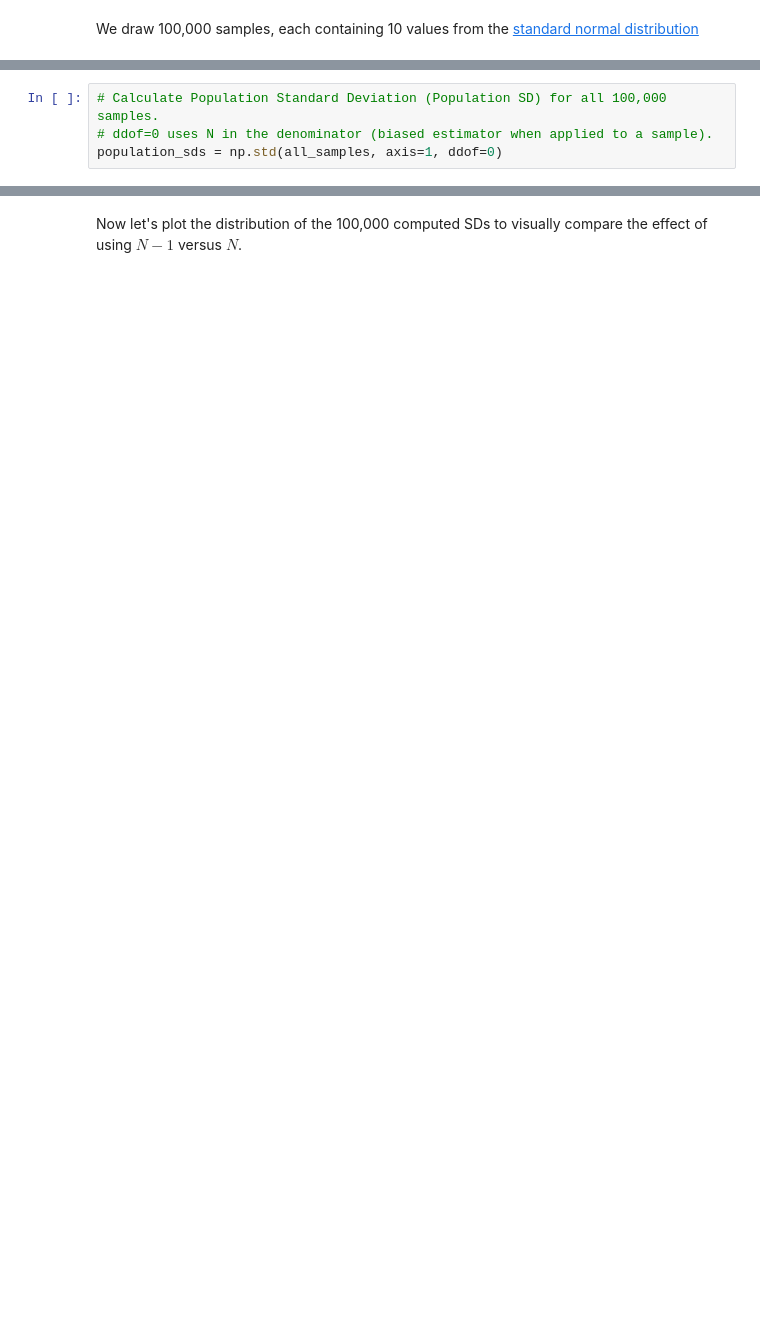
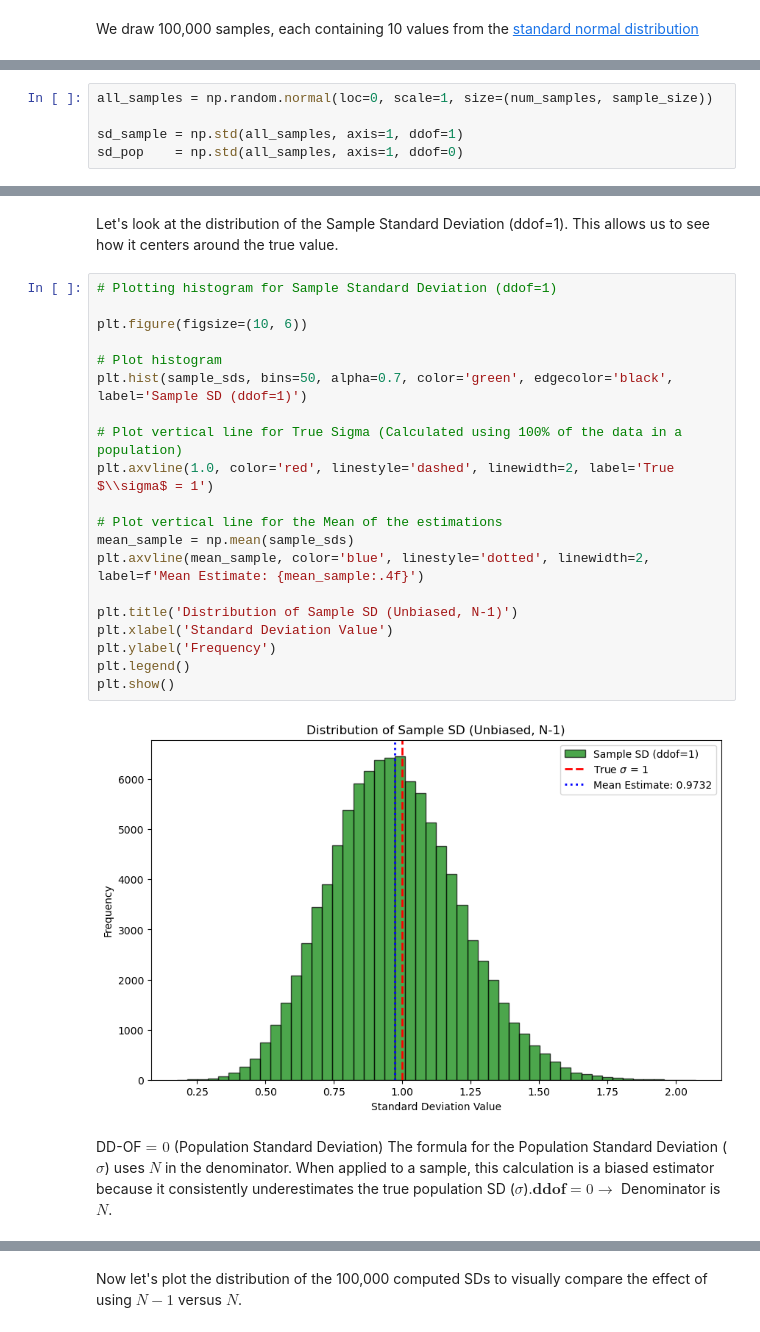
Before and after one commit to mondbr/applied_statistics, a Jupyter notebook: problems.ipynb, the cells around one changed output, grey strips where cells are left out. Drawn from its saved outputs; the diff is of its cells as text; blank space fills up the shorter version.

```diff
--- a/problems.ipynb
+++ b/problems.ipynb
@@ -909,0 +956,5 @@ A large number of samples makes the histogram closely match the theoretical [bel
+# %%
+all_samples = np.random.normal(loc=0, scale=1, size=(num_samples, sample_size))
+
+sd_sample = np.std(all_samples, axis=1, ddof=1)
+sd_pop    = np.std(all_samples, axis=1, ddof=0)
@@ -928,4 +1001,27 @@ DD-OF $\text{= 0}$ (Population Standard Deviation)The formula for the Population
-# %%
-# Calculate Population Standard Deviation (Population SD) for all 100,000 samples.
-# ddof=0 uses N in the denominator (biased estimator when applied to a sample).
-population_sds = np.std(all_samples, axis=1, ddof=0)
+# %% [markdown]
+Let's look at the distribution of the Sample Standard Deviation (ddof=1). This allows us to see how it centers around the true value.
+# %%
+# Plotting histogram for Sample Standard Deviation (ddof=1)
+
+plt.figure(figsize=(10, 6))
+
+# Plot histogram
+plt.hist(sample_sds, bins=50, alpha=0.7, color='green', edgecolor='black', label='Sample SD (ddof=1)')
+
+# Plot vertical line for True Sigma (Calculated using 100% of the data in a population)
+plt.axvline(1.0, color='red', linestyle='dashed', linewidth=2, label='True $\\sigma$ = 1')
+
+# Plot vertical line for the Mean of the estimations
+mean_sample = np.mean(sample_sds)
+plt.axvline(mean_sample, color='blue', linestyle='dotted', linewidth=2, label=f'Mean Estimate: {mean_sample:.4f}')
+
+plt.title('Distribution of Sample SD (Unbiased, N-1)')
+plt.xlabel('Standard Deviation Value')
+plt.ylabel('Frequency')
+plt.legend()
+plt.show()
+# %% [output]
+[figure, added]
+# %% [markdown]
+DD-OF $\text{= 0}$ (Population Standard Deviation)
+The formula for the Population Standard Deviation ($\sigma$) uses $N$ in the denominator. When applied to a sample, this calculation is a biased estimator because it consistently underestimates the true population SD ($\sigma$).$\mathbf{ddof}=0 \rightarrow$ Denominator is $N$.
```
Also changed, not shown: parts of 38 cells of this notebook.
